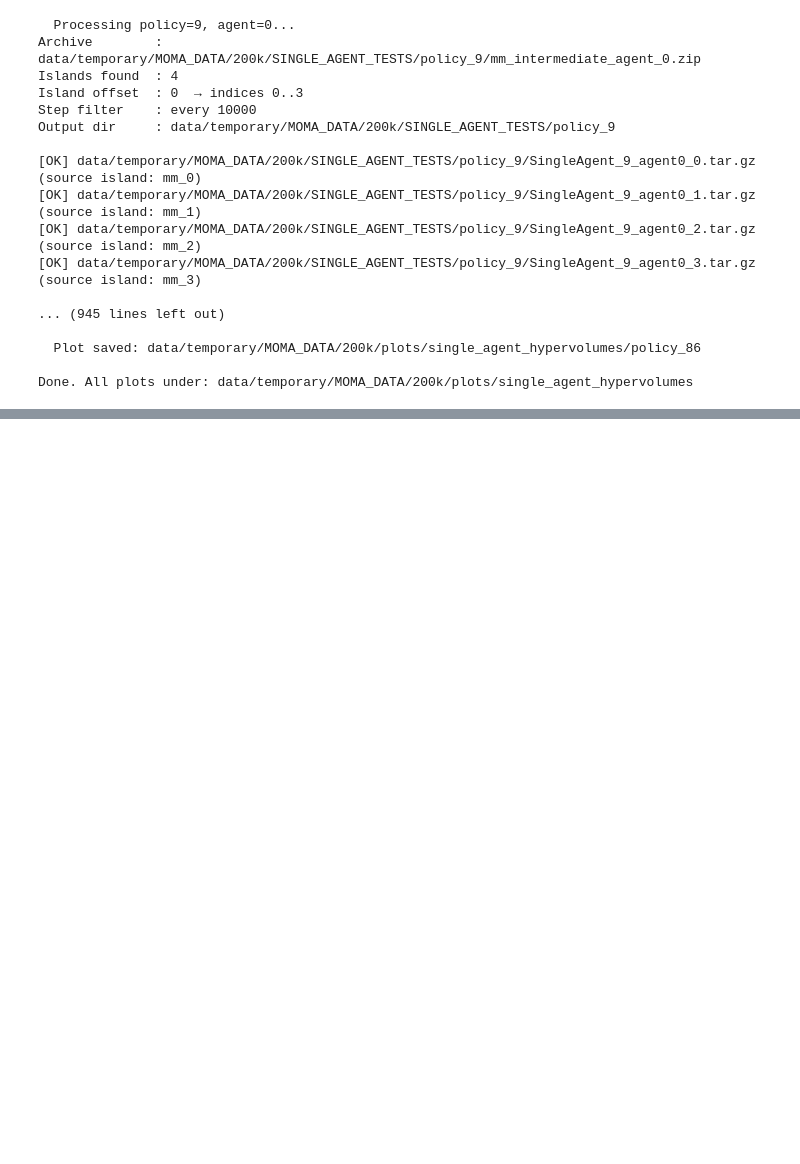
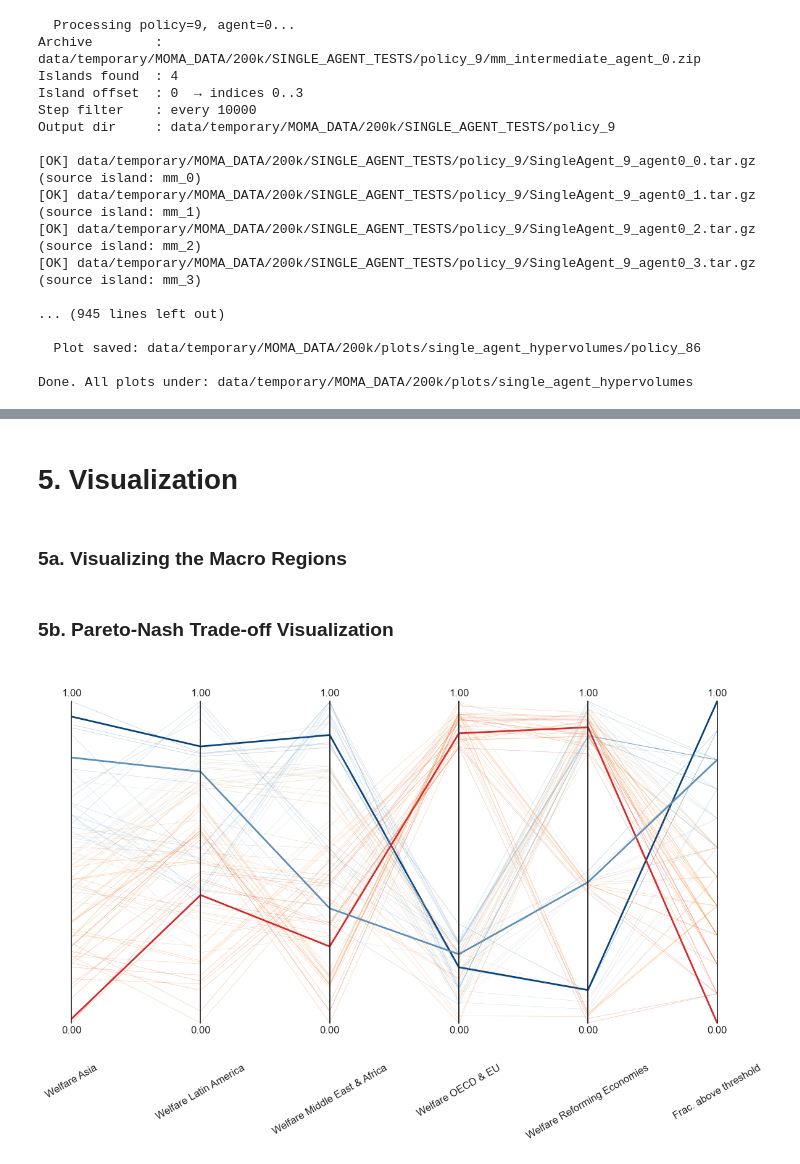
Before and after one commit to marijngeldof/justice, a Jupyter notebook: MOMA_reproduction.ipynb, the cells around one changed output, grey strips where cells are left out. Saved outputs shown, nothing was run; the diff lists cells and outputs as text; code cells hidden in the pictures; blank space fills up the shorter version.

Commit message:
updated the moma reproducibility notebook. added new visualizer and data processor code

```diff
--- a/MOMA_reproduction.ipynb
+++ b/MOMA_reproduction.ipynb
@@ -1005,0 +1144,4 @@ Done. All plots under: data/temporary/MOMA_DATA/200k/plots/single_agent_hypervol
+# %% [markdown]
+# 5. Visualization
+# %% [markdown]
+### 5a. Visualizing the Macro Regions
@@ -1005,0 +1184,68 @@ Done. All plots under: data/temporary/MOMA_DATA/200k/plots/single_agent_hypervol
+# %% [markdown]
+### 5b. Pareto-Nash Trade-off Visualization
+# %%
+# ── Section 5b: Pareto-Nash Tradeoff Visualization (Parallel Coordinates) ────
+from justice.util.visualizer import visualize_tradeoffs_colored
+
+# ── PATHS ─────────────────────────────────────────────────────────────────────
+base_path      = "data/temporary/MOMA_DATA/200k"
+processed_path = f"{base_path}/PROCESSED_DATA"
+plots_dir      = f"{base_path}/plots"
+
+# ── CONFIG ────────────────────────────────────────────────────────────────────
+filename = "pareto_nash_profiles.csv"
+
+list_of_objectives = [
+    "welfare_0",
+    "welfare_1",
+    "welfare_2",
+    "welfare_3",
+    "welfare_4",
+    "fraction_above_threshold",
+]
+
+direction_of_optimization = ["max", "max", "max", "max", "max", "min"]
+
+pretty_labels = [
+    "Welfare Asia",                    # welfare_0 → R5ASIA
+    "Welfare Latin America",           # welfare_1 → R5LAM
+    "Welfare Middle East & Africa",    # welfare_2 → R5MAF
+    "Welfare OECD & EU",               # welfare_3 → R5OECD
+    "Welfare Reforming Economies",     # welfare_4 → R5REF
+    "Frac. above threshold",
+]
+
+# Focal profiles: best temperature, worst temperature, joint candidate
+focal_indices = [9, 52, 86]
+
+# ── PLOT ──────────────────────────────────────────────────────────────────────
+concatenated_df = visualize_tradeoffs_colored(
+    input_data                = [filename],
+    figsize                   = (12, 8),
+    set_style                 = "whitegrid",
+    font_scale                = 1.8,
+    colourmap                 = "bright",
+    linewidth                 = 0.4,
+    alpha                     = 0.4,
+    path_to_data              = processed_path,
+    path_to_output            = plots_dir,
+    scaling                   = True,
+    feature_range             = (0, 1),
+    column_labels             = None,
+    legend_labels             = None,
+    show_legend               = False,
+    axis_rotation             = 30,
+    fontsize                  = 12,
+    list_of_objectives        = list_of_objectives,
+    direction_of_optimization = direction_of_optimization,
+    pretty_labels             = pretty_labels,
+    default_colors            = ["red", "blue"],
+    top_percentage            = 0.1,
+    show_best_solutions       = True,
+    highlight_indices         = {filename: focal_indices},
+    highlight_factor          = 5,
+    objective_of_interest     = "fraction_above_threshold",
+    saving                    = False,
+)
+# %% [output]
+[figure, added]
```
Also changed, not shown: parts of 16 cells of this notebook, 4 other files.
